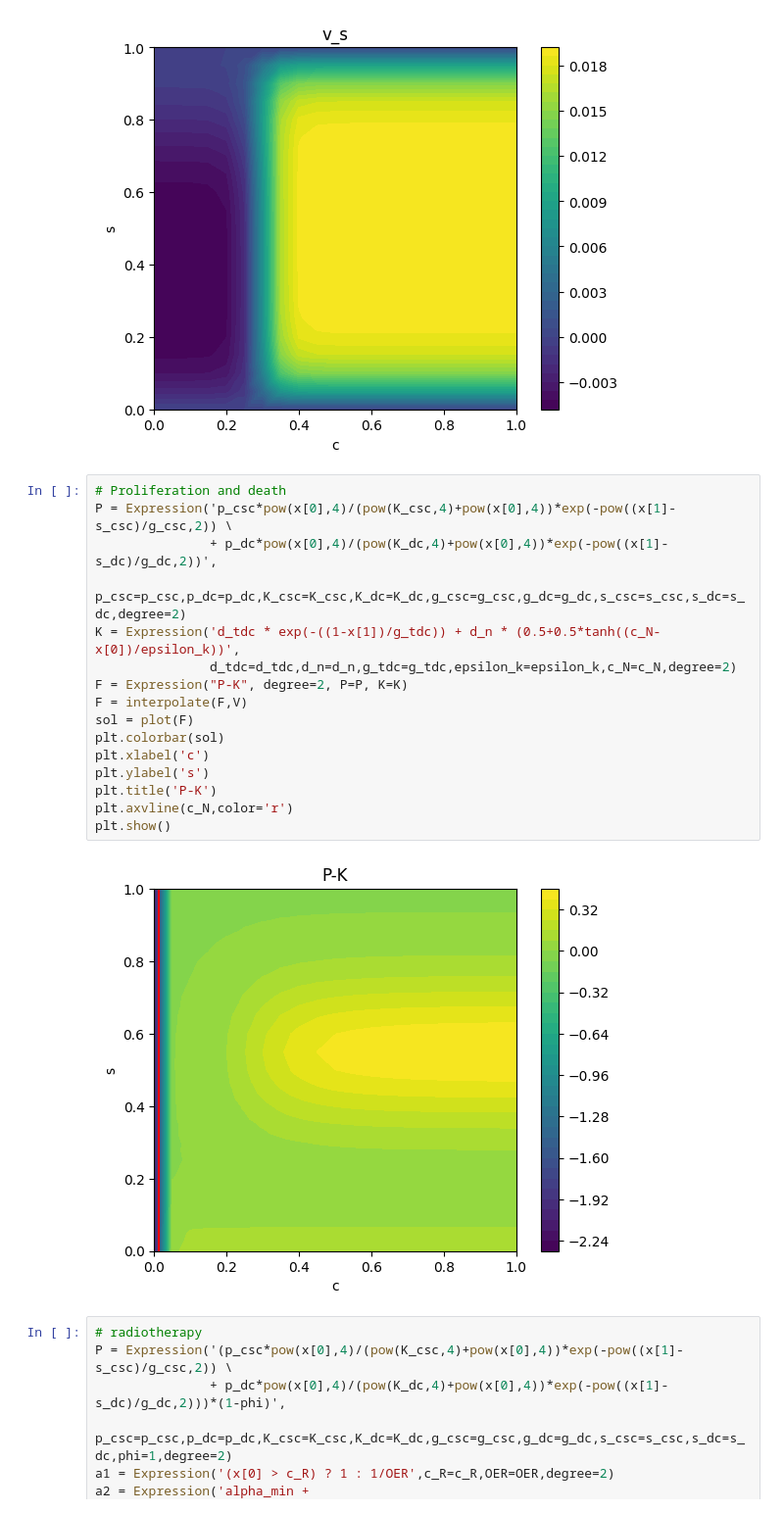
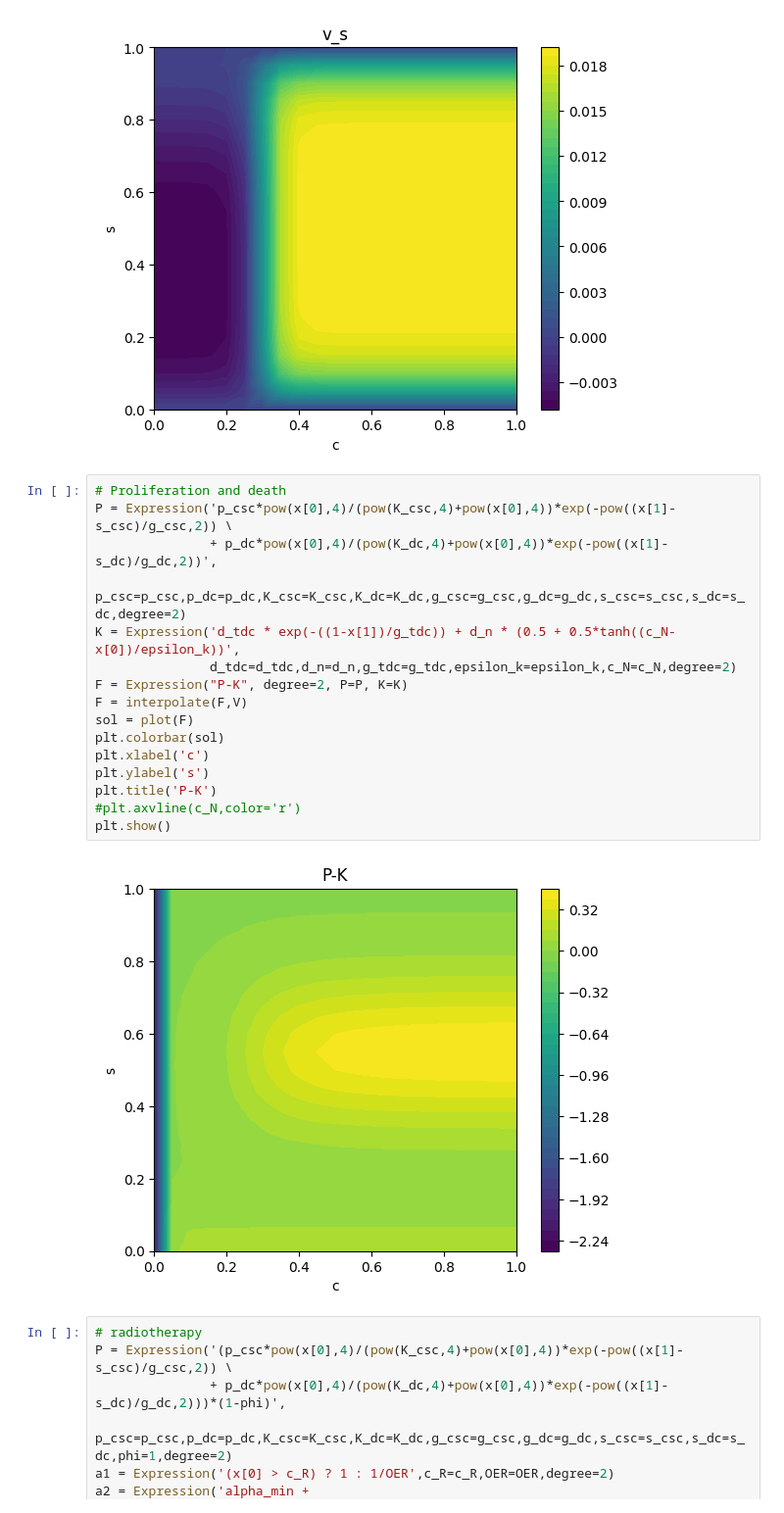
Before and after one commit to saragazzoni/Master_Thesis, a Jupyter notebook: Code/functionals.ipynb, the cells around one changed output. Shown at 98% size. Drawn from its saved outputs; the diff is of its cells as text.

```diff
--- a/Code/functionals.ipynb
+++ b/Code/functionals.ipynb
@@ -60,21 +60,21 @@ plt.show()
 # %%
 # Proliferation and death
 P = Expression('p_csc*pow(x[0],4)/(pow(K_csc,4)+pow(x[0],4))*exp(-pow((x[1]-s_csc)/g_csc,2)) \
                + p_dc*pow(x[0],4)/(pow(K_dc,4)+pow(x[0],4))*exp(-pow((x[1]-s_dc)/g_dc,2))',
                p_csc=p_csc,p_dc=p_dc,K_csc=K_csc,K_dc=K_dc,g_csc=g_csc,g_dc=g_dc,s_csc=s_csc,s_dc=s_dc,degree=2)
-K = Expression('d_tdc * exp(-((1-x[1])/g_tdc)) + d_n * (0.5+0.5*tanh((c_N-x[0])/epsilon_k))',
+K = Expression('d_tdc * exp(-((1-x[1])/g_tdc)) + d_n * (0.5 + 0.5*tanh((c_N-x[0])/epsilon_k))',
                d_tdc=d_tdc,d_n=d_n,g_tdc=g_tdc,epsilon_k=epsilon_k,c_N=c_N,degree=2)
 F = Expression("P-K", degree=2, P=P, K=K)
 F = interpolate(F,V)
 sol = plot(F)
 plt.colorbar(sol)
 plt.xlabel('c')
 plt.ylabel('s')
 plt.title('P-K')
-plt.axvline(c_N,color='r')
+#plt.axvline(c_N,color='r')
 plt.show()
 # %% [output]
-[figure, old version]
+[figure, new version]
 # %%
 # radiotherapy
 P = Expression('(p_csc*pow(x[0],4)/(pow(K_csc,4)+pow(x[0],4))*exp(-pow((x[1]-s_csc)/g_csc,2)) \
```
Also changed, not shown: parts of 1 cell of this notebook, 51 other files.
